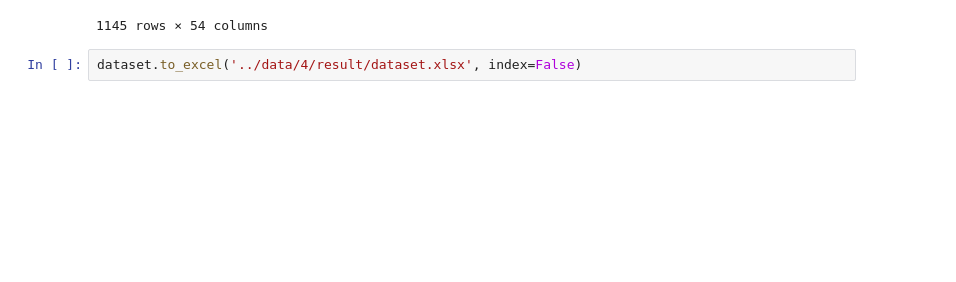
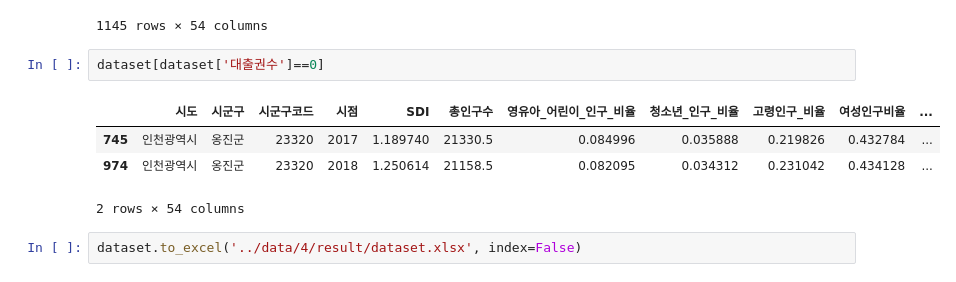
Before and after one commit to kankang-woojin/lib_sdi, a Jupyter notebook: ipynb/4_data_merge.ipynb, the cells around one changed output. Cells and saved outputs as stored; diff of their text form; blank space fills up the shorter version.

```diff
--- a/ipynb/4_data_merge.ipynb
+++ b/ipynb/4_data_merge.ipynb
@@ -83,5 +83,12 @@ dataset
 | 1143 | 제주특별자치도 | 제주시 | 39010 | 2018 | -0.240397 | 478282.0 | 0.155724 | 0.063081 | 0.129329 | 0.497487 | ... |
 | 1144 | 제주특별자치도 | 서귀포시 | 39020 | 2018 | 0.334840 | 178391.5 | 0.134286 | 0.053251 | 0.176869 | 0.493401 | ... |
 1145 rows × 54 columns
+# %%
+dataset[dataset['대출권수']==0]
+# %% [output]
+|  | 시도 | 시군구 | 시군구코드 | 시점 | SDI | 총인구수 | 영유아_어린이_인구_비율 | 청소년_인구_비율 | 고령인구_비율 | 여성인구비율 | ... |
+| 745 | 인천광역시 | 옹진군 | 23320 | 2017 | 1.189740 | 21330.5 | 0.084996 | 0.035888 | 0.219826 | 0.432784 | ... |
+| 974 | 인천광역시 | 옹진군 | 23320 | 2018 | 1.250614 | 21158.5 | 0.082095 | 0.034312 | 0.231042 | 0.434128 | ... |
+2 rows × 54 columns
 # %%
 dataset.to_excel('../data/4/result/dataset.xlsx', index=False)
```
Also changed, not shown: parts of 3 cells of this notebook, 5 other files.
